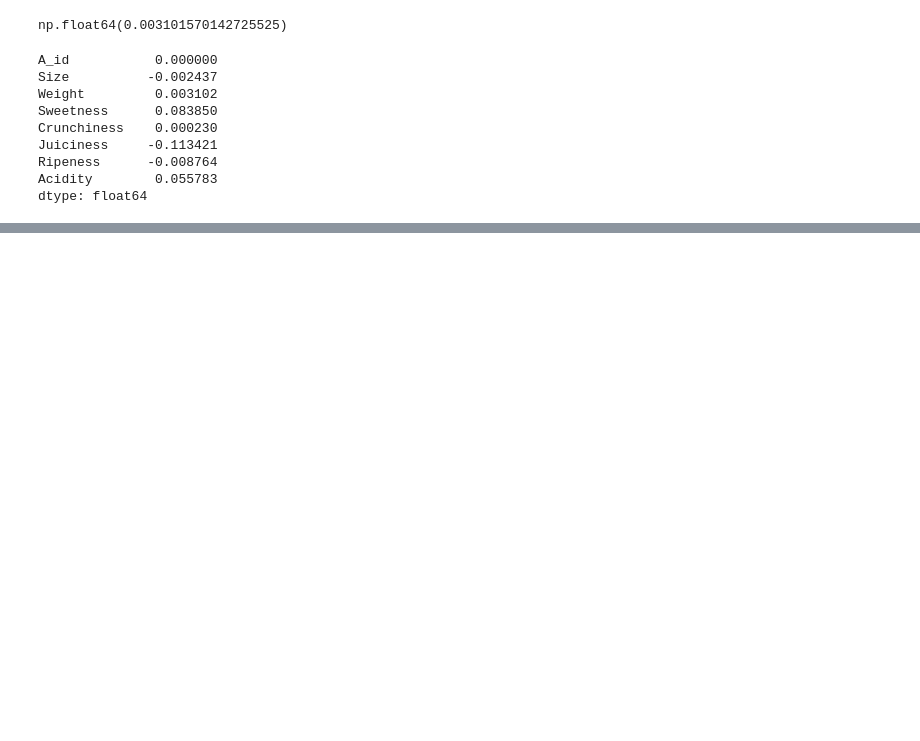
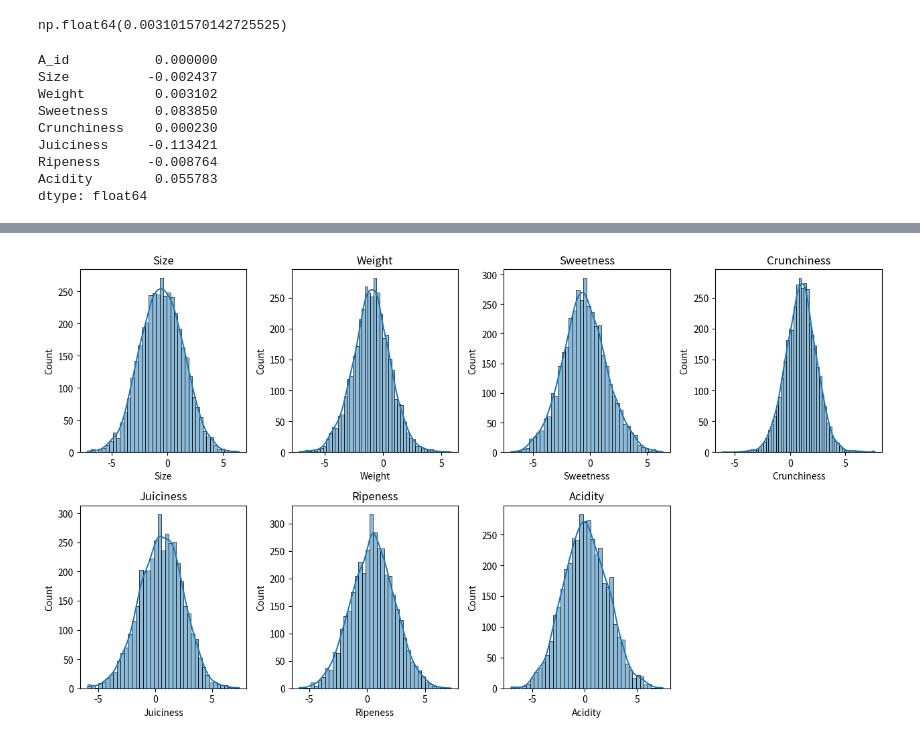
Before and after one commit to jyhong0207-netizen/python-study, a Jupyter notebook: DATA ANALYSIS BASIC/사과 .ipynb, the cells around one changed output, grey strips where cells are left out. Cells and saved outputs as stored; diff of their text form; code cells hidden in the pictures; blank space fills up the shorter version.

```diff
--- a/DATA ANALYSIS BASIC/사과 .ipynb
+++ b/DATA ANALYSIS BASIC/사과 .ipynb
@@ -161,0 +214,46 @@ dtype: float64
+# %%
+
+x_cols = [
+    "Size",
+    "Weight",
+    "Sweetness",
+    "Crunchiness",
+    "Juiciness",
+    "Ripeness",
+    "Acidity"
+]
+
+rows = 2
+cols = 4
+my_dpi = 100
+
+fig, axes = plt.subplots(
+    rows,
+    cols,
+    figsize=(1280 / my_dpi, 720 / my_dpi),
+    dpi=my_dpi
+)
+
+
+axes = axes.flatten()
+
+for i, col in enumerate(x_cols):
+    sb.histplot(
+        data=origin,
+        x=col,
+        edgecolor="#000000",
+        linewidth=0.5,
+        kde=True,
+        ax=axes[i]
+    )
+    axes[i].set_title(col)
+
+# 남는 subplot 숨기기 (8번째 칸)
+for j in range(len(x_cols), len(axes)):
+    axes[j].set_visible(False)
+
+plt.tight_layout()
+plt.show()
+plt.close()
+# %% [output]
+[figure, added]
```
Also changed, not shown: parts of 21 cells of this notebook.
